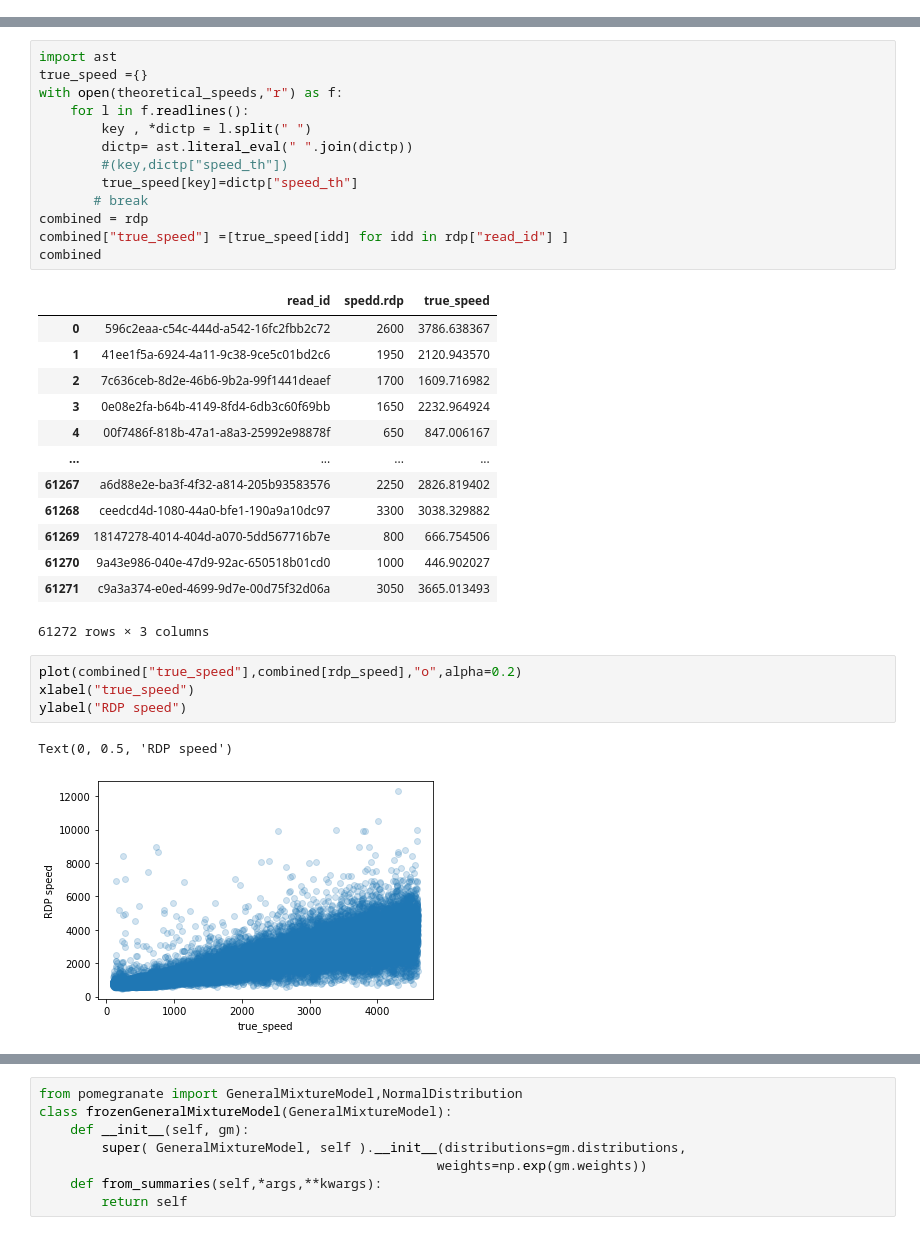
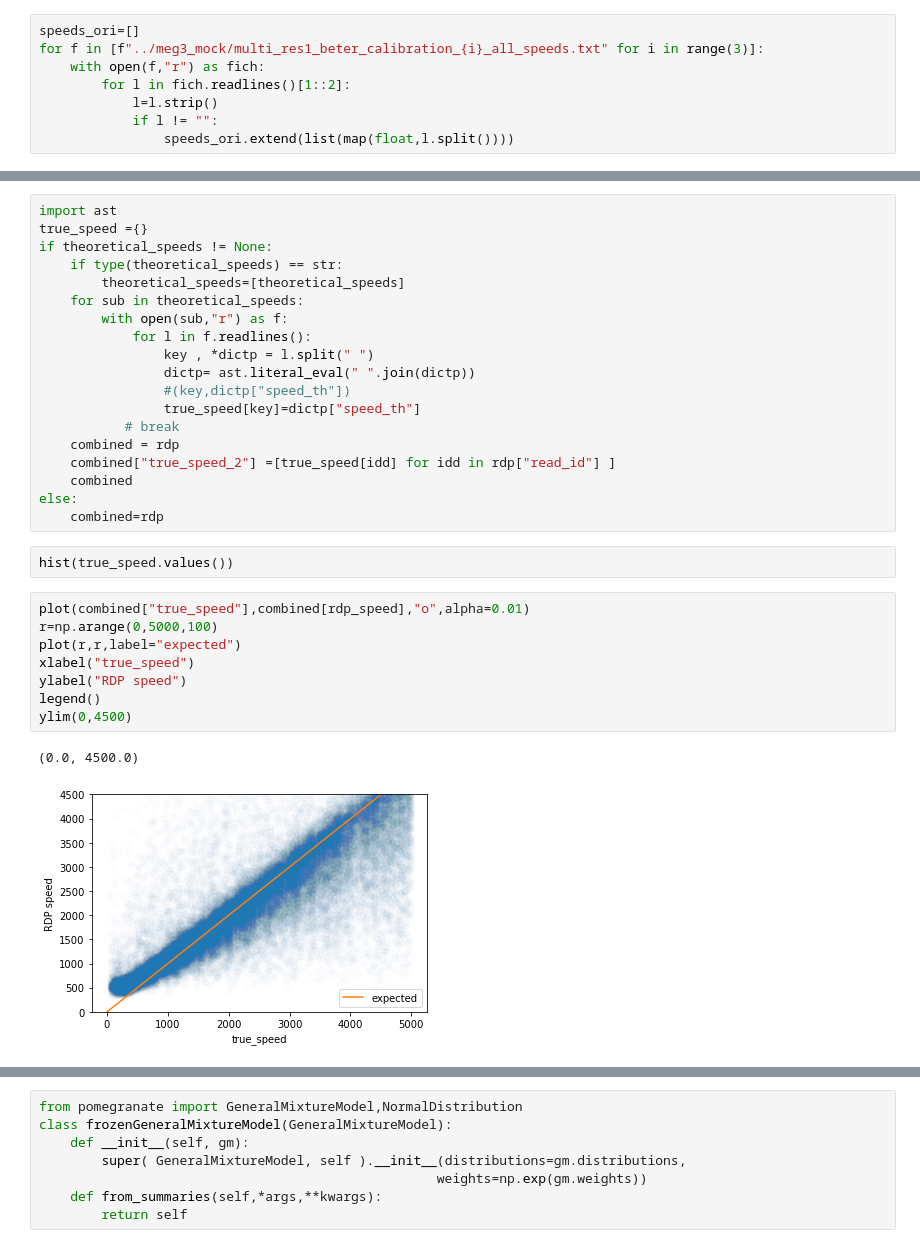
Before and after one commit to organic-chemistry/simunano, a Jupyter notebook: notebooks/Extract_distribution.ipynb, the cells around one changed output, grey strips where cells are left out. Saved outputs shown, nothing was run; the diff lists cells and outputs as text.

```diff
--- a/notebooks/Extract_distribution.ipynb
+++ b/notebooks/Extract_distribution.ipynb
@@ -44,0 +78,8 @@ rdp
+# %%
+speeds_ori=[]
+for f in [f"../meg3_mock/multi_res1_beter_calibration_{i}_all_speeds.txt" for i in range(3)]:
+    with open(f,"r") as fich:
+        for l in fich.readlines()[1::2]:
+            l=l.strip()
+            if l != "":
+                speeds_ori.extend(list(map(float,l.split())))
@@ -45,35 +99,33 @@ rdp
 # %%
 import ast
 true_speed ={}
-with open(theoretical_speeds,"r") as f:
-    for l in f.readlines():
-        key , *dictp = l.split(" ")
-        dictp= ast.literal_eval(" ".join(dictp))
-        #(key,dictp["speed_th"])
-        true_speed[key]=dictp["speed_th"]
-       # break
-combined = rdp
-combined["true_speed"] =[true_speed[idd] for idd in rdp["read_id"] ]
-combined
+if theoretical_speeds != None:
+    if type(theoretical_speeds) == str:
+        theoretical_speeds=[theoretical_speeds]
+    for sub in theoretical_speeds:
+        with open(sub,"r") as f:
+            for l in f.readlines():
+                key , *dictp = l.split(" ")
+                dictp= ast.literal_eval(" ".join(dictp))
+                #(key,dictp["speed_th"])
+                true_speed[key]=dictp["speed_th"]
+           # break
+    combined = rdp
+    combined["true_speed_2"] =[true_speed[idd] for idd in rdp["read_id"] ]
+    combined
+else:
+    combined=rdp
-# %% [output]
-|  | read_id | spedd.rdp | true_speed |
-| 0 | 596c2eaa-c54c-444d-a542-16fc2fbb2c72 | 2600 | 3786.638367 |
-| 1 | 41ee1f5a-6924-4a11-9c38-9ce5c01bd2c6 | 1950 | 2120.943570 |
-| 2 | 7c636ceb-8d2e-46b6-9b2a-99f1441deaef | 1700 | 1609.716982 |
-| 3 | 0e08e2fa-b64b-4149-8fd4-6db3c60f69bb | 1650 | 2232.964924 |
-| 4 | 00f7486f-818b-47a1-a8a3-25992e98878f | 650 | 847.006167 |
-| ... | ... | ... | ... |
-| 61267 | a6d88e2e-ba3f-4f32-a814-205b93583576 | 2250 | 2826.819402 |
-| 61268 | ceedcd4d-1080-44a0-bfe1-190a9a10dc97 | 3300 | 3038.329882 |
-| 61269 | 18147278-4014-404d-a070-5dd567716b7e | 800 | 666.754506 |
-| 61270 | 9a43e986-040e-47d9-92ac-650518b01cd0 | 1000 | 446.902027 |
-| 61271 | c9a3a374-e0ed-4699-9d7e-00d75f32d06a | 3050 | 3665.013493 |
-61272 rows × 3 columns
+# %%
+hist(true_speed.values())
 # %%
-plot(combined["true_speed"],combined[rdp_speed],"o",alpha=0.2)
+plot(combined["true_speed"],combined[rdp_speed],"o",alpha=0.01)
+r=np.arange(0,5000,100)
+plot(r,r,label="expected")
 xlabel("true_speed")
 ylabel("RDP speed")
+legend()
+ylim(0,4500)
 # %% [output]
-Text(0, 0.5, 'RDP speed')
+(0.0, 4500.0)
-[figure, old version]
+[figure, new version]
 # %%
```
Also changed, not shown: parts of 24 cells of this notebook, 2 other files.
